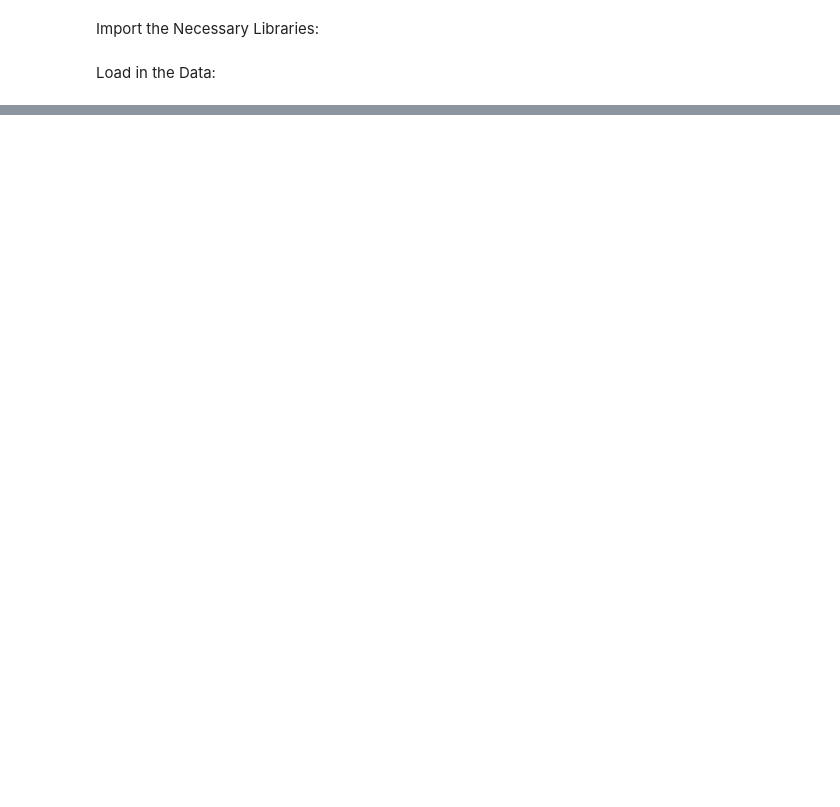
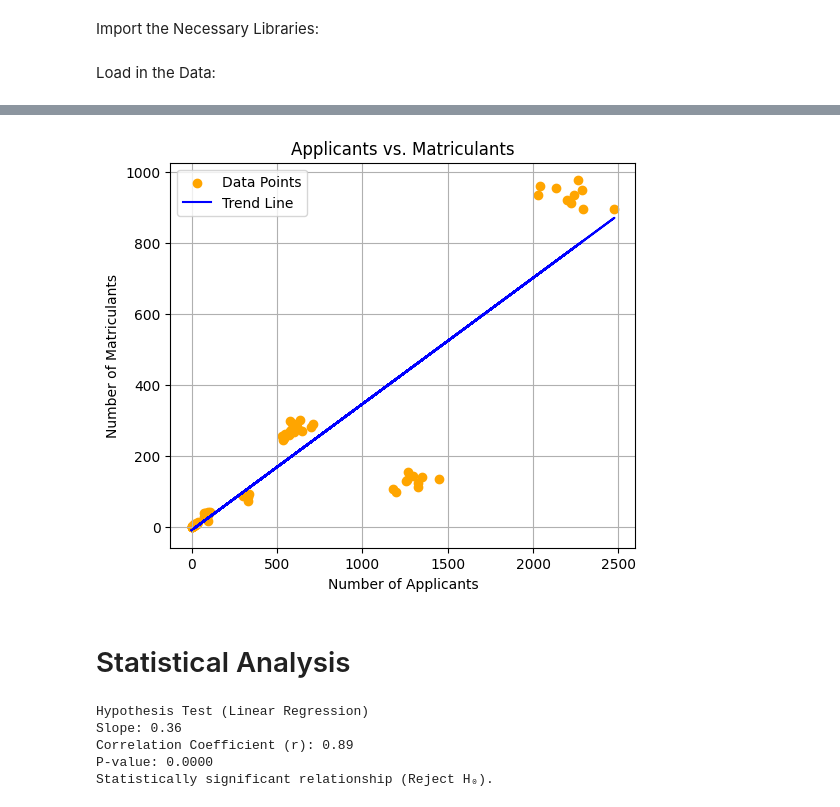
Before and after one commit to elderorange247/coding_school, a Jupyter notebook: DSRPproject[Tamera_Thompson].ipynb, the cells around one changed output, grey strips where cells are left out. Saved outputs shown, nothing was run; the diff lists cells and outputs as text; code cells hidden in the pictures; blank space fills up the shorter version.

```diff
--- a/DSRPproject[Tamera_Thompson].ipynb
+++ b/DSRPproject[Tamera_Thompson].ipynb
@@ -209,0 +271,56 @@ dtype: object
+# %%
+
+plt.figure(figsize = (6, 5))
+
+plt.scatter(merged_df['Applicants'], merged_df['Matriculants'], color =  'orange', label = 'Data Points')
+
+# Adding trend line (Linear Regression)
+
+m, b = np.polyfit(merged_df['Applicants'], merged_df['Matriculants'], 1)
+
+plt.plot(merged_df['Applicants'], m * merged_df['Applicants'] + b, color = 'blue', label = 'Trend Line')
+
+
+plt.title("Applicants vs. Matriculants")
+
+plt.xlabel("Number of Applicants")
+
+plt.ylabel("Number of Matriculants")
+
+plt.legend()
+
+plt.grid(True)
+
+plt.show()
+# %% [output]
+[figure, added]
+# %% [markdown]
+# Statistical Analysis
+# %%
+# Linear regression hypothesis testing
+
+slope, intercept, r_value, p_value, std_err = linregress(merged_df['Applicants'], merged_df['Matriculants'])
+
+
+print("Hypothesis Test (Linear Regression)")
+
+print(f"Slope: {slope:.2f}")
+
+print(f"Correlation Coefficient (r): {r_value:.2f}")
+
+print(f"P-value: {p_value:.4f}")
+
+
+if p_value < 0.05:
+
+  print("Statistically significant relationship (Reject H₀).")
+
+else:
+
+  print("No significant relationship found (Fail to reject H₀).")
+# %% [output]
+Hypothesis Test (Linear Regression)
+Slope: 0.36
+Correlation Coefficient (r): 0.89
+P-value: 0.0000
+Statistically significant relationship (Reject H₀).
```
Also changed, not shown: parts of 55 cells of this notebook.
